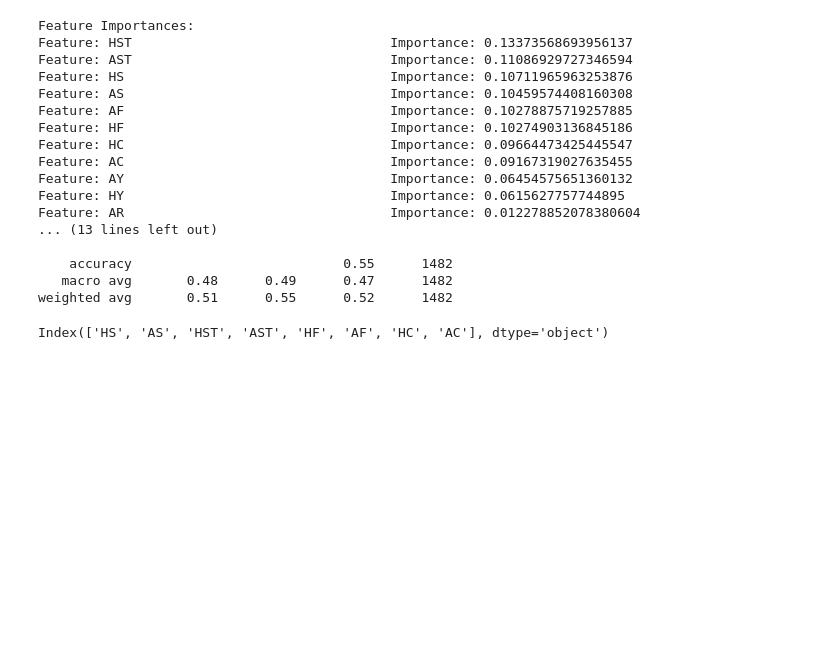
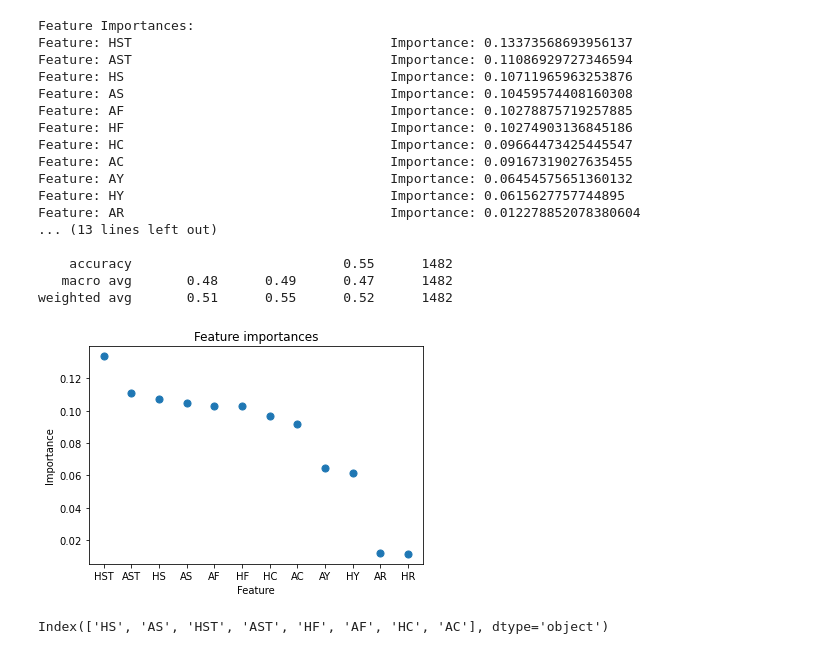
Before and after one commit to yolannel/BeatTheBookies, a Jupyter notebook: beat_the_bookies.ipynb, the cells around one changed output. Cells and saved outputs as stored; diff of their text form; code cells hidden in the pictures; blank space fills up the shorter version.

Commit message:
Visualise feature importances

```diff
--- a/beat_the_bookies.ipynb
+++ b/beat_the_bookies.ipynb
@@ -105,6 +105,16 @@ def rf_tree_visualiser(rf, featuresetName, feature_names):
                     precision = 2, filled = True, max_depth = 3)
     call(['dot', '-Tpng', featuresetName + '.dot', '-o', featuresetName + '.png'],shell=True)
     return featuresetName + '.png'
+
+def scatter(data, title, xlabel, ylabel):
+    # Assume data is an array of tuples
+    x, y = zip(*data)
+    # s is the area of the circles in the plot
+    plt.scatter(x, y, s=50)
+    plt.title(title)
+    plt.xlabel(xlabel)
+    plt.ylabel(ylabel)
+    plt.show()
 # %%
 # Computing Priors
 # Calculate cumulative win-loss ratio for Home/Away teams prior to every match
@@ -485,6 +484,11 @@ Feature: AR                                  Importance: 0.012278852078380604
     accuracy                           0.55      1482
    macro avg       0.48      0.49      0.47      1482
 weighted avg       0.51      0.55      0.52      1482
+# %%
+# Visualise feature importance
+scatter(feature_importances, "Feature importances", "Feature", "Importance")
+# %% [output]
+[figure, added]
 # %%
 #Feature Selection
 #change names and display selected features more nicely, ideally with their importance, gini impurity...
```
Also changed, not shown: parts of 9 cells of this notebook.
